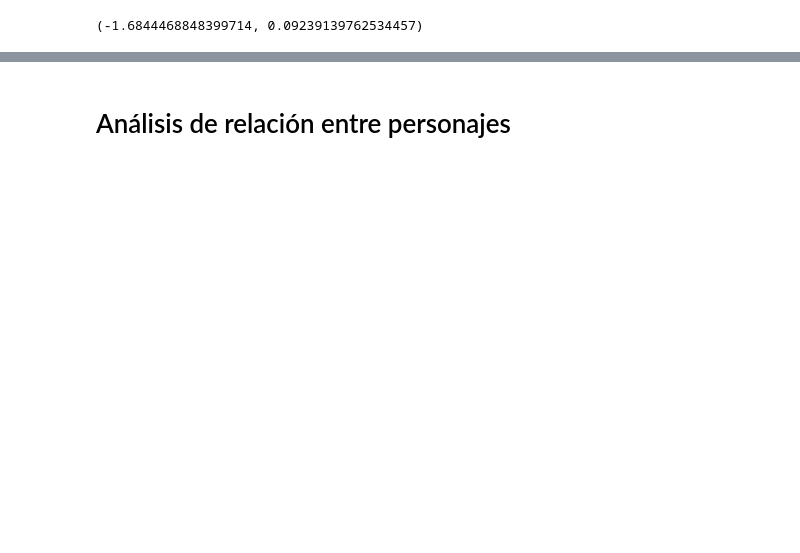
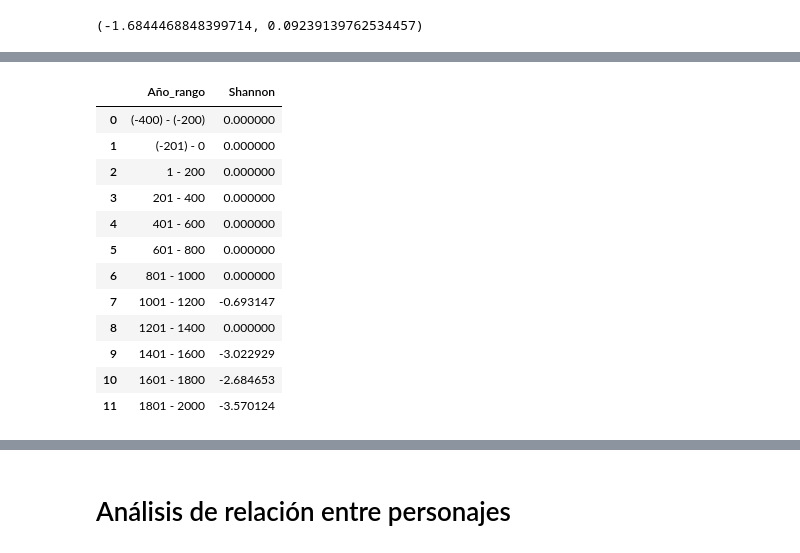
Before and after one commit to karmelealonso/project_final, a Jupyter notebook: notebooks/Estudio_analitico_iconografia.ipynb, the cells around one changed output, grey strips where cells are left out. Saved outputs shown, nothing was run; the diff lists cells and outputs as text; code cells hidden in the pictures; blank space fills up the shorter version.

Commit message:
casi terminado lo de personajes

```diff
--- a/notebooks/Estudio_analitico_iconografia.ipynb
+++ b/notebooks/Estudio_analitico_iconografia.ipynb
@@ -583,6 +585,3 @@ plt.xticks(rotation=45)
 plt.show()
 # %% [output]
 [figure]
-# %%
-# Calcula cambios porcentuales entre periodos
-personajes_año_rango['Cambio_Porcentual'] = personajes_año_rango['Frecuencia'].pct_change() * 100
@@ -619,15 +609,0 @@ Por ejemplo, si p_valor es menor que 0.05, podrías decir que hay evidencia sufi
-# %%
-# Supongamos que tienes un DataFrame llamado 'df' con columnas 'Año_rango' y 'Personajes'
-
-# Agrupa por año y cuenta la cantidad de cada personaje
-grupo_personajes = personajes_año_rango.groupby(['Año_rango', 'Personajes']).size().reset_index(name='Frecuencia')
-
-# Calcula las frecuencias relativas
-personajes_año_rango['Frecuencia_relativa'] = personajes_año_rango['Frecuencia'] / personajes_año_rango.groupby('Año_rango')['Frecuencia'].transform('sum')
-
-# Calcula el índice de Shannon para cada grupo
-personajes_año_rango['Shannon'] = -1 * (personajes_año_rango['Frecuencia_relativa'] * np.log(personajes_año_rango['Frecuencia_relativa'])).groupby(personajes_año_rango['Año_rango']).transform('sum')
-
-# Promedia los valores del índice de Shannon a lo largo de los años
-indice_shannon_promedio = personajes_año_rango.groupby('Año_rango')['Shannon'].mean().reset_index()
-indice_shannon_promedio
@@ -669,0 +632,27 @@ En el contexto de tus datos, si aplicas el Índice de Shannon a cada año o rang
+# %%
+grupo_personajes = personajes_año_rango.groupby(['Año_rango', 'Personajes']).size().reset_index(name='Frecuencia')
+
+# Se calculan las frecuencias relativas:
+grupo_personajes['Frecuencia_relativa'] = grupo_personajes['Frecuencia'] / grupo_personajes.groupby('Año_rango')['Frecuencia'].transform('sum')
+
+# Se calcula el Índice de Shannon para cada grupo:
+grupo_personajes['Shannon'] = grupo_personajes['Frecuencia_relativa'] * np.log(grupo_personajes['Frecuencia_relativa'])
+grupo_personajes['Shannon'].replace([np.inf, -np.inf], 0, inplace=True)  # Manejar casos donde log(0) resulta en infinito
+
+# Se suman los valores del Índice de Shannon a lo largo de los años:
+indice_shannon_suma = grupo_personajes.groupby('Año_rango')['Shannon'].sum().reset_index()
+indice_shannon_suma
+# %% [output]
+|  | Año_rango | Shannon |
+| 0 | (-400) - (-200) | 0.000000 |
+| 1 | (-201) - 0 | 0.000000 |
+| 2 | 1 - 200 | 0.000000 |
+| 3 | 201 - 400 | 0.000000 |
+| 4 | 401 - 600 | 0.000000 |
+| 5 | 601 - 800 | 0.000000 |
+| 6 | 801 - 1000 | 0.000000 |
+| 7 | 1001 - 1200 | -0.693147 |
+| 8 | 1201 - 1400 | 0.000000 |
+| 9 | 1401 - 1600 | -3.022929 |
+| 10 | 1601 - 1800 | -2.684653 |
+| 11 | 1801 - 2000 | -3.570124 |
```
Also changed, not shown: parts of 22 cells of this notebook.
